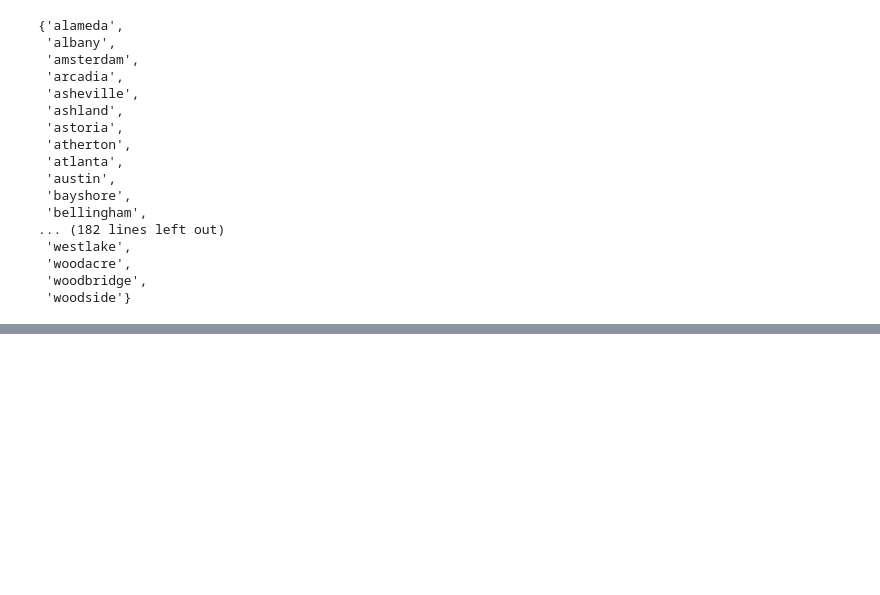
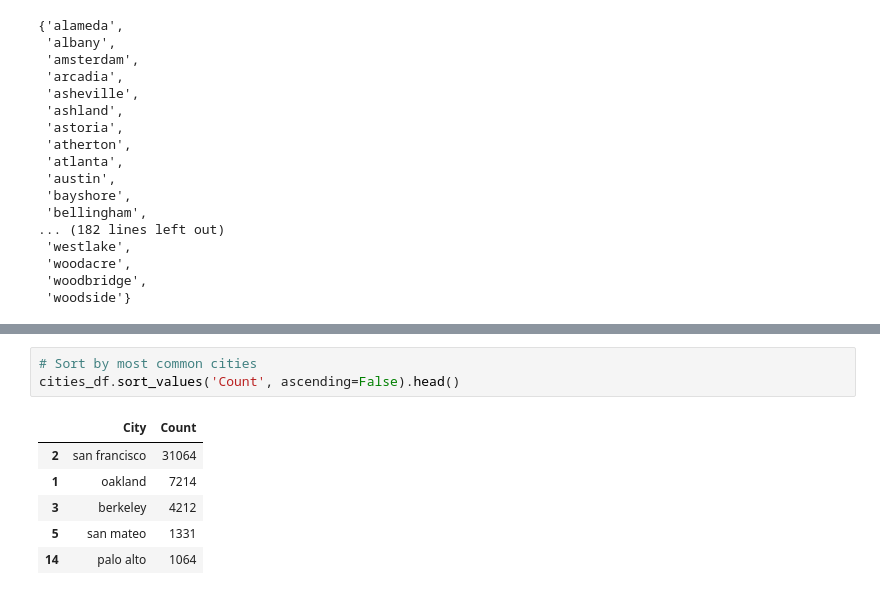
Before and after one commit to brianellis1997/DateAScientist, a Jupyter notebook: date-a-scientist.ipynb, the cells around one changed output, grey strips where cells are left out. Cells and saved outputs as stored; diff of their text form; blank space fills up the shorter version.

```diff
--- a/date-a-scientist.ipynb
+++ b/date-a-scientist.ipynb
@@ -292,0 +285,10 @@ Counter({'san francisco': 31064, 'oakland': 7214, 'berkeley': 4212, 'san mateo':
+# %%
+# Sort by most common cities
+cities_df.sort_values('Count', ascending=False).head()
+# %% [output]
+|  | City | Count |
+| 2 | san francisco | 31064 |
+| 1 | oakland | 7214 |
+| 3 | berkeley | 4212 |
+| 5 | san mateo | 1331 |
+| 14 | palo alto | 1064 |
```
Also changed, not shown: parts of 11 cells of this notebook.
